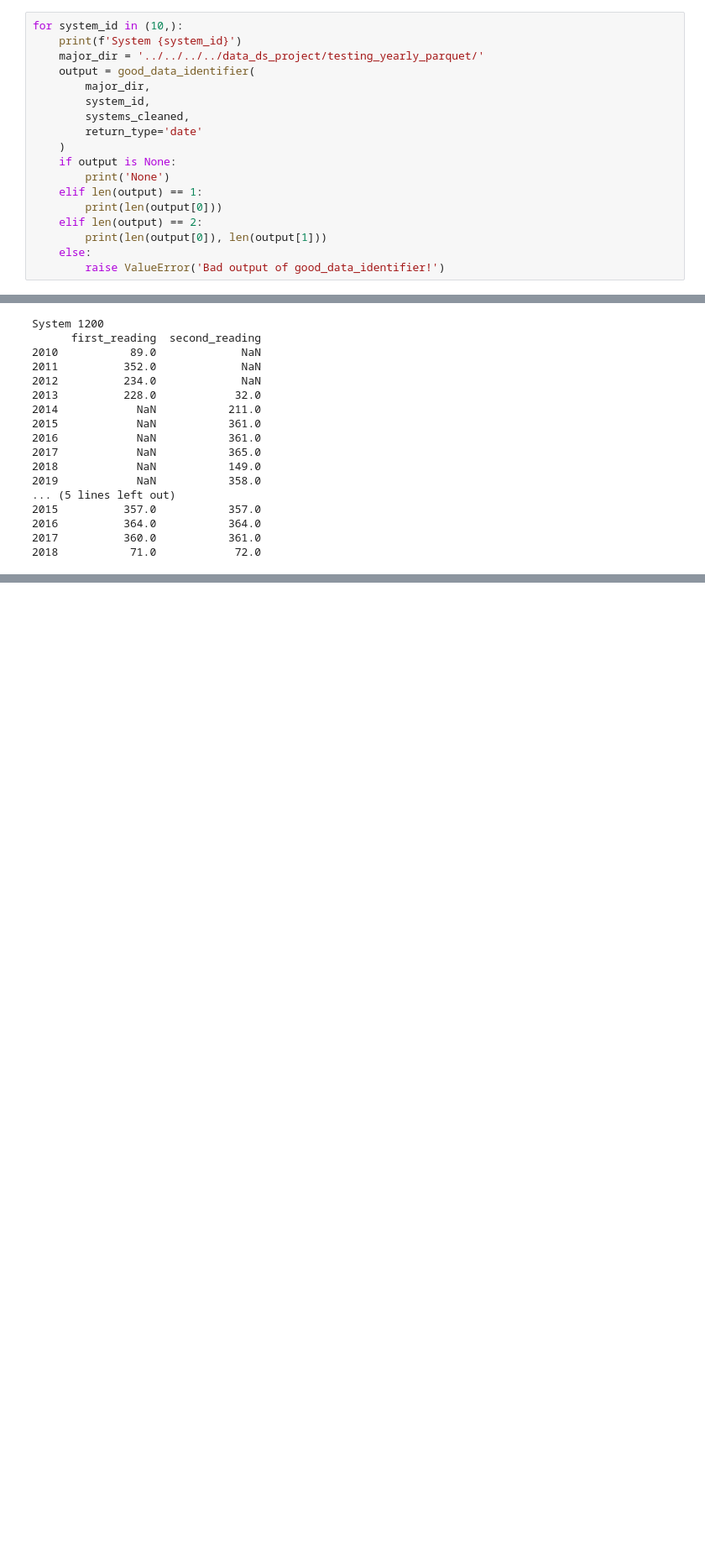
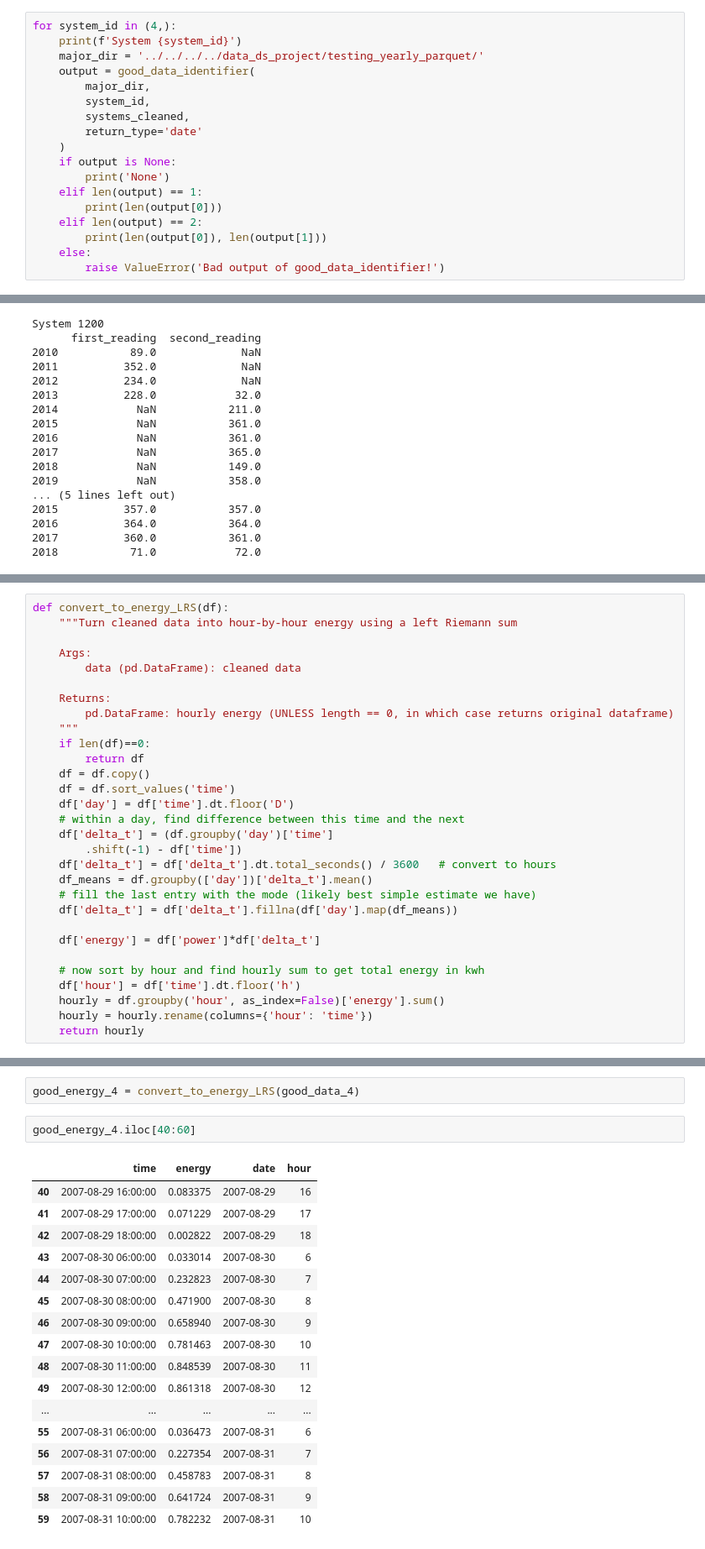
Before and after one commit to Erdos-Projects/predicting-day-ahead-solar-power-production, a Jupyter notebook: src/data/pwr/extract_ac_power_functions.ipynb, the cells around one changed output, grey strips where cells are left out. Shown at 84% size. Saved outputs shown, nothing was run; the diff lists cells and outputs as text; blank space fills up the shorter version.

```diff
--- a/src/data/pwr/extract_ac_power_functions.ipynb
+++ b/src/data/pwr/extract_ac_power_functions.ipynb
@@ -1393,6 +1456,6 @@ System 10
 KeyboardInterrupt:
 # %%
-for system_id in (10,):
+for system_id in (4,):
     print(f'System {system_id}')
     major_dir = '../../../../data_ds_project/testing_yearly_parquet/'
     output = good_data_identifier(
@@ -1641,0 +1707,30 @@ System 1200
+# %%
+def convert_to_energy_LRS(df):
+    """Turn cleaned data into hour-by-hour energy using a left Riemann sum
+
+    Args:
+        data (pd.DataFrame): cleaned data
+
+    Returns:
+        pd.DataFrame: hourly energy (UNLESS length == 0, in which case returns original dataframe)
+    """
+    if len(df)==0:
+        return df
+    df = df.copy()
+    df = df.sort_values('time')
+    df['day'] = df['time'].dt.floor('D')
+    # within a day, find difference between this time and the next
+    df['delta_t'] = (df.groupby('day')['time']
+        .shift(-1) - df['time'])
+    df['delta_t'] = df['delta_t'].dt.total_seconds() / 3600   # convert to hours
+    df_means = df.groupby(['day'])['delta_t'].mean()
+    # fill the last entry with the mode (likely best simple estimate we have)
+    df['delta_t'] = df['delta_t'].fillna(df['day'].map(df_means))
+
+    df['energy'] = df['power']*df['delta_t']
+
+    # now sort by hour and find hourly sum to get total energy in kwh
+    df['hour'] = df['time'].dt.floor('h')
+    hourly = df.groupby('hour', as_index=False)['energy'].sum()
+    hourly = hourly.rename(columns={'hour': 'time'})
+    return hourly
@@ -1641,0 +1769,22 @@ System 1200
+# %%
+good_energy_4 = convert_to_energy_LRS(good_data_4)
+# %%
+good_energy_4.iloc[40:60]
+# %% [output]
+|  | time | energy | date | hour |
+| 40 | 2007-08-29 16:00:00 | 0.083375 | 2007-08-29 | 16 |
+| 41 | 2007-08-29 17:00:00 | 0.071229 | 2007-08-29 | 17 |
+| 42 | 2007-08-29 18:00:00 | 0.002822 | 2007-08-29 | 18 |
+| 43 | 2007-08-30 06:00:00 | 0.033014 | 2007-08-30 | 6 |
+| 44 | 2007-08-30 07:00:00 | 0.232823 | 2007-08-30 | 7 |
+| 45 | 2007-08-30 08:00:00 | 0.471900 | 2007-08-30 | 8 |
+| 46 | 2007-08-30 09:00:00 | 0.658940 | 2007-08-30 | 9 |
+| 47 | 2007-08-30 10:00:00 | 0.781463 | 2007-08-30 | 10 |
+| 48 | 2007-08-30 11:00:00 | 0.848539 | 2007-08-30 | 11 |
+| 49 | 2007-08-30 12:00:00 | 0.861318 | 2007-08-30 | 12 |
+| ... | ... | ... | ... | ... |
+| 55 | 2007-08-31 06:00:00 | 0.036473 | 2007-08-31 | 6 |
+| 56 | 2007-08-31 07:00:00 | 0.227354 | 2007-08-31 | 7 |
+| 57 | 2007-08-31 08:00:00 | 0.458783 | 2007-08-31 | 8 |
+| 58 | 2007-08-31 09:00:00 | 0.641724 | 2007-08-31 | 9 |
+| 59 | 2007-08-31 10:00:00 | 0.782232 | 2007-08-31 | 10 |
```
Also changed, not shown: parts of 29 cells of this notebook, 8 other files.
